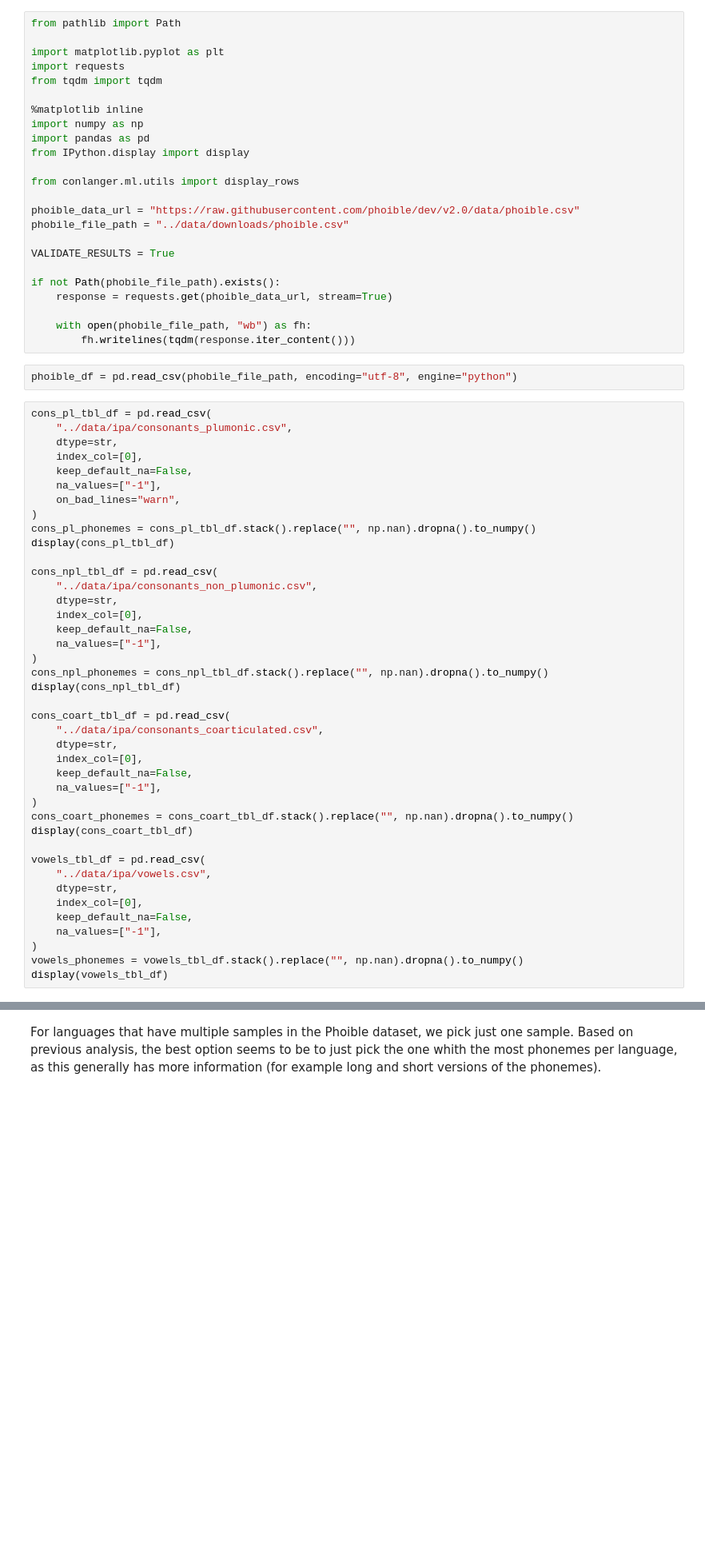
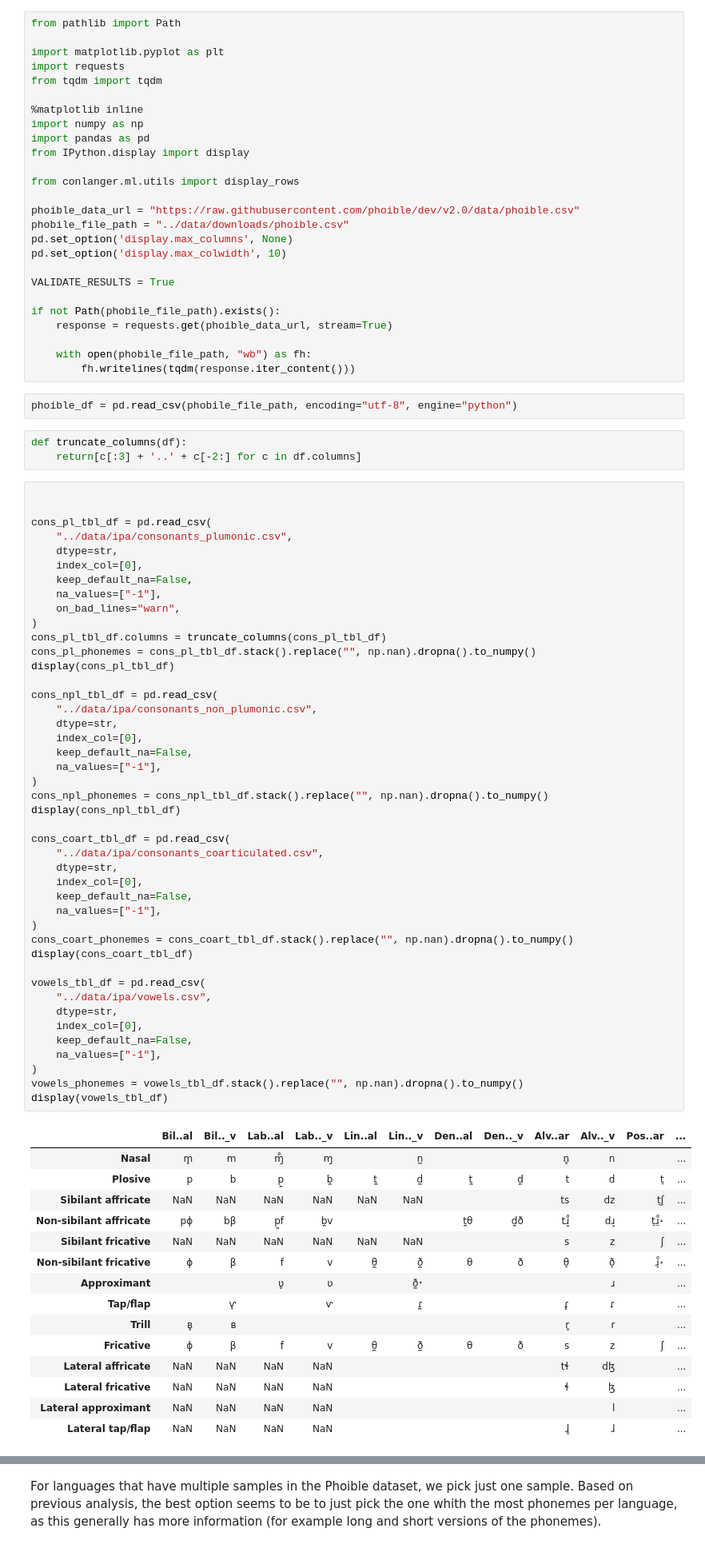
Before and after one commit to Pappa/conlanger, a Jupyter notebook: notebooks/01_01_prepare_phoible_data.ipynb, the cells around one changed output, grey strips where cells are left out. Shown at 80% size. Cells and saved outputs as stored; diff of their text form; blank space fills up the shorter version.

```diff
--- a/notebooks/01_01_prepare_phoible_data.ipynb
+++ b/notebooks/01_01_prepare_phoible_data.ipynb
@@ -14,6 +14,8 @@ from conlanger.ml.utils import display_rows
 
 phoible_data_url = "https://raw.githubusercontent.com/phoible/dev/v2.0/data/phoible.csv"
 phobile_file_path = "../data/downloads/phoible.csv"
+pd.set_option('display.max_columns', None)
+pd.set_option('display.max_colwidth', 10)
 
 VALIDATE_RESULTS = True
 
@@ -24,7 +26,12 @@ if not Path(phobile_file_path).exists():
         fh.writelines(tqdm(response.iter_content()))
 # %%
 phoible_df = pd.read_csv(phobile_file_path, encoding="utf-8", engine="python")
+# %%
+def truncate_columns(df):
+    return[c[:3] + '..' + c[-2:] for c in df.columns]
 # %%
+
+
 cons_pl_tbl_df = pd.read_csv(
     "../data/ipa/consonants_plumonic.csv",
     dtype=str,
@@ -33,35 +40,52 @@ cons_pl_tbl_df = pd.read_csv(
     na_values=["-1"],
     on_bad_lines="warn",
 )
+cons_pl_tbl_df.columns = truncate_columns(cons_pl_tbl_df)
 cons_pl_phonemes = cons_pl_tbl_df.stack().replace("", np.nan).dropna().to_numpy()
 display(cons_pl_tbl_df)
 
 cons_npl_tbl_df = pd.read_csv(
     "../data/ipa/consonants_non_plumonic.csv",
     dtype=str,
     index_col=[0],
     keep_default_na=False,
     na_values=["-1"],
 )
 cons_npl_phonemes = cons_npl_tbl_df.stack().replace("", np.nan).dropna().to_numpy()
 display(cons_npl_tbl_df)
 
 cons_coart_tbl_df = pd.read_csv(
     "../data/ipa/consonants_coarticulated.csv",
     dtype=str,
     index_col=[0],
     keep_default_na=False,
     na_values=["-1"],
 )
 cons_coart_phonemes = cons_coart_tbl_df.stack().replace("", np.nan).dropna().to_numpy()
 display(cons_coart_tbl_df)
 
 vowels_tbl_df = pd.read_csv(
     "../data/ipa/vowels.csv",
     dtype=str,
     index_col=[0],
     keep_default_na=False,
     na_values=["-1"],
 )
 vowels_phonemes = vowels_tbl_df.stack().replace("", np.nan).dropna().to_numpy()
 display(vowels_tbl_df)
+# %% [output]
+|  | Bil..al | Bil.._v | Lab..al | Lab.._v | Lin..al | Lin.._v | Den..al | Den.._v | Alv..ar | Alv.._v | Pos..ar | ... |
+| Nasal | m̥ | m | ɱ̊ | ɱ |  | n̼ |  |  | n̥ | n |  | ... |
+| Plosive | p | b | p̪ | b̪ | t̼ | d̼ | t̪ | d̪ | t | d | t̠ | ... |
+| Sibilant affricate | NaN | NaN | NaN | NaN | NaN | NaN |  |  | ts | dz | t̠ʃ | ... |
+| Non-sibilant affricate | pɸ | bβ | p̪f | b̪v |  |  | t̪θ | d̪ð | tɹ̝̊ | dɹ̝ | t̠ɹ̠̊˔ | ... |
+| Sibilant fricative | NaN | NaN | NaN | NaN | NaN | NaN |  |  | s | z | ʃ | ... |
+| Non-sibilant fricative | ɸ | β | f | v | θ̼ | ð̼ | θ | ð | θ̠ | ð̠ | ɹ̠̊˔ | ... |
+| Approximant |  |  | ʋ̥ | ʋ |  | ð̼˕ |  |  |  | ɹ |  | ... |
+| Tap/flap |  | ⱱ̟ |  | ⱱ |  | ɾ̼ |  |  | ɾ̥ | ɾ |  | ... |
+| Trill | ʙ̥ | ʙ |  |  |  |  |  |  | r̥ | r |  | ... |
+| Fricative | ɸ | β | f | v | θ̼ | ð̼ | θ | ð | s | z | ʃ | ... |
+| Lateral affricate | NaN | NaN | NaN | NaN |  |  |  |  | tɬ | dɮ |  | ... |
+| Lateral fricative | NaN | NaN | NaN | NaN |  |  |  |  | ɬ | ɮ |  | ... |
+| Lateral approximant | NaN | NaN | NaN | NaN |  |  |  |  |  | l |  | ... |
+| Lateral tap/flap | NaN | NaN | NaN | NaN |  |  |  |  | ɺ̥ | ɺ |  | ... |
```
Also changed, not shown: parts of 10 cells of this notebook, 16 other files.
